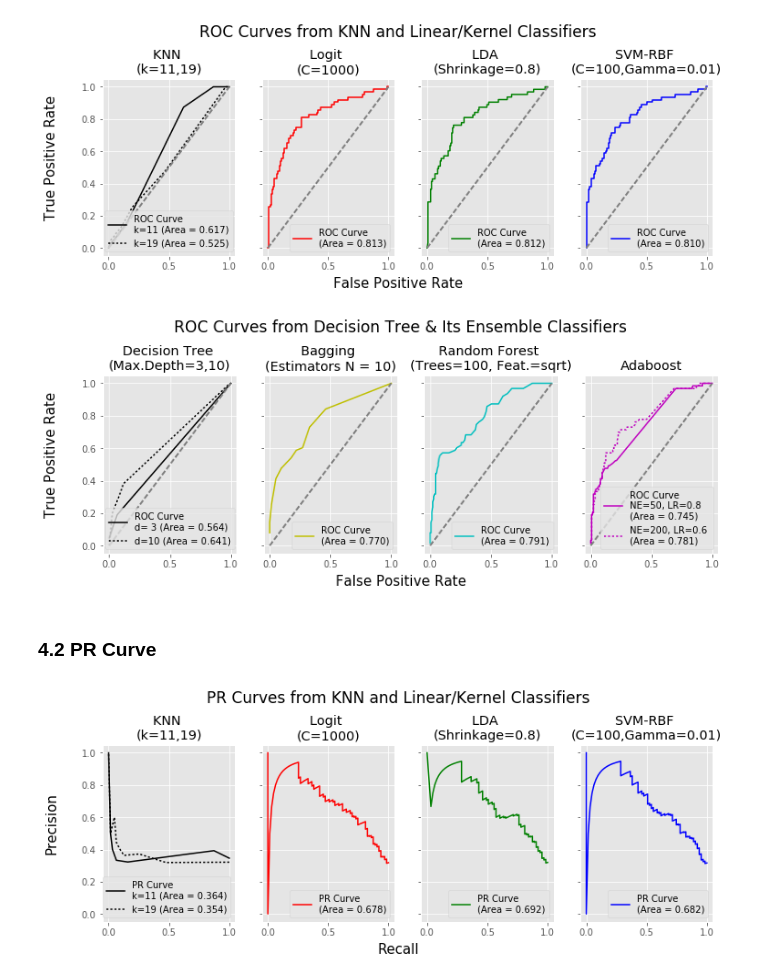
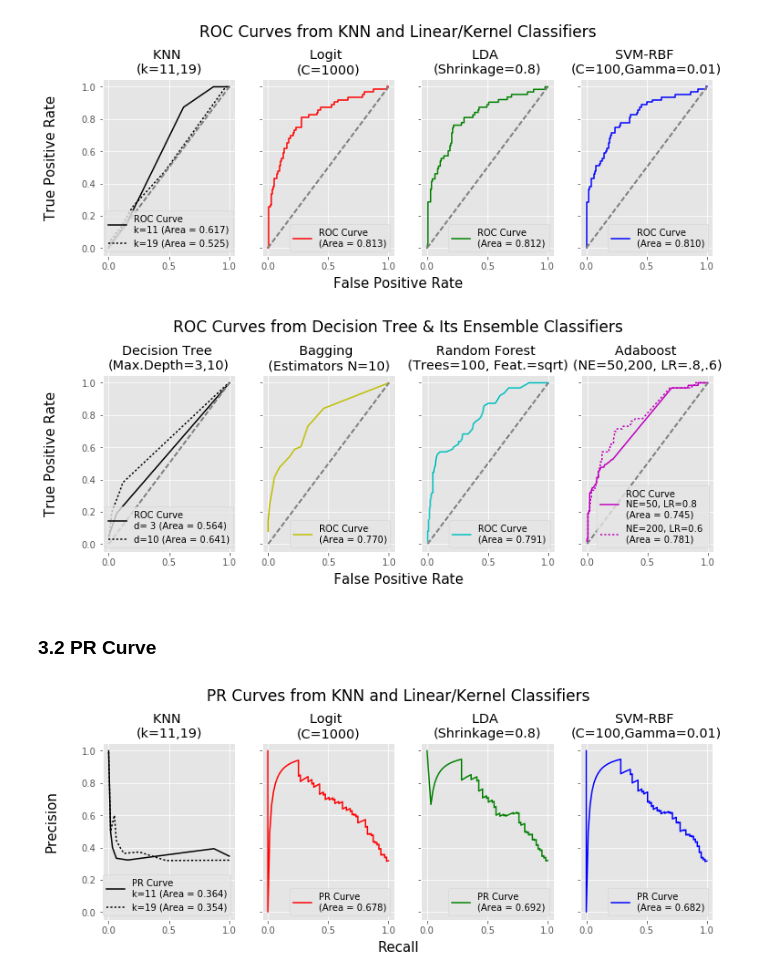
Before and after one commit to gentok/Political_Headlines_Project, a Jupyter notebook: notebooks/STA208_Supervised_Learning.ipynb, the cells around one changed output. Cells and saved outputs as stored; diff of their text form; code cells hidden in the pictures.

```diff
--- a/notebooks/STA208_Supervised_Learning.ipynb
+++ b/notebooks/STA208_Supervised_Learning.ipynb
@@ -625,38 +623,38 @@ ax1.plot(dt1fpr, dt1tpr, 'k-', label = 'ROC Curve \nd= 3 (Area = %0.3f)' % dt1ro
 ax1.plot(dt2fpr, dt2tpr, 'k:', label = 'd=10 (Area = %0.3f)' % dt2rocauc)
 ax1.plot([0, 1], [0, 1], color='gray', lw=2, linestyle='--')
 ax1.set_title('Decision Tree \n(Max.Depth=3,10)');
 ax1.set_xlim(-0.05,1.05)
 ax1.set_ylim(-0.05,1.05)
 ax1.legend(loc="lower center")
 
 ax2.plot(bagfpr, bagtpr, 'y-', label = 'ROC Curve \n(Area = %0.3f)' % bagrocauc)
 ax2.plot([0, 1], [0, 1], color='gray', lw=2, linestyle='--')
-ax2.set_title('Bagging \n(Estimators N = 10)');
+ax2.set_title('Bagging \n(Estimators N=10)');
 ax2.set_xlim(-0.05,1.05)
 ax2.set_ylim(-0.05,1.05)
 ax2.legend(loc="lower right")
 
 ax3.plot(rffpr, rftpr, 'c-', label = 'ROC Curve \n(Area = %0.3f)' % rfrocauc)
 ax3.plot([0, 1], [0, 1], color='gray', lw=2, linestyle='--')
 ax3.set_title('Random Forest \n(Trees=100, Feat.=sqrt)');
 ax3.set_xlim(-0.05,1.05)
 ax3.set_ylim(-0.05,1.05)
 ax3.legend(loc="lower right")
 
 ax4.plot(boost1fpr, boost1tpr, 'm-', label = 'ROC Curve \nNE=50, LR=0.8\n(Area = %0.3f)' % boost1rocauc)
 ax4.plot(boost2fpr, boost2tpr, 'm:', label = 'NE=200, LR=0.6 \n(Area = %0.3f)' % boost2rocauc)
 ax4.plot([0, 1], [0, 1], color='gray', lw=2, linestyle='--')
-ax4.set_title('Adaboost');
+ax4.set_title('Adaboost \n(NE=50,200, LR=.8,.6)');
 ax4.set_xlim(-0.05,1.05)
 ax4.set_ylim(-0.05,1.05)
 ax4.legend(loc="lower right")
 
 
 plt.show()
 # %% [output]
-[figure, old version]
+[figure, new version]
 # %% [markdown]
-### 4.2 PR Curve
+### 3.2 PR Curve
 # %%
 plt.rcParams["figure.figsize"] = (12,4)
 f, (ax1, ax2, ax3, ax4) = plt.subplots(1, 4, sharey=True)
```
Also changed, not shown: parts of 20 cells of this notebook, 1 other file.
